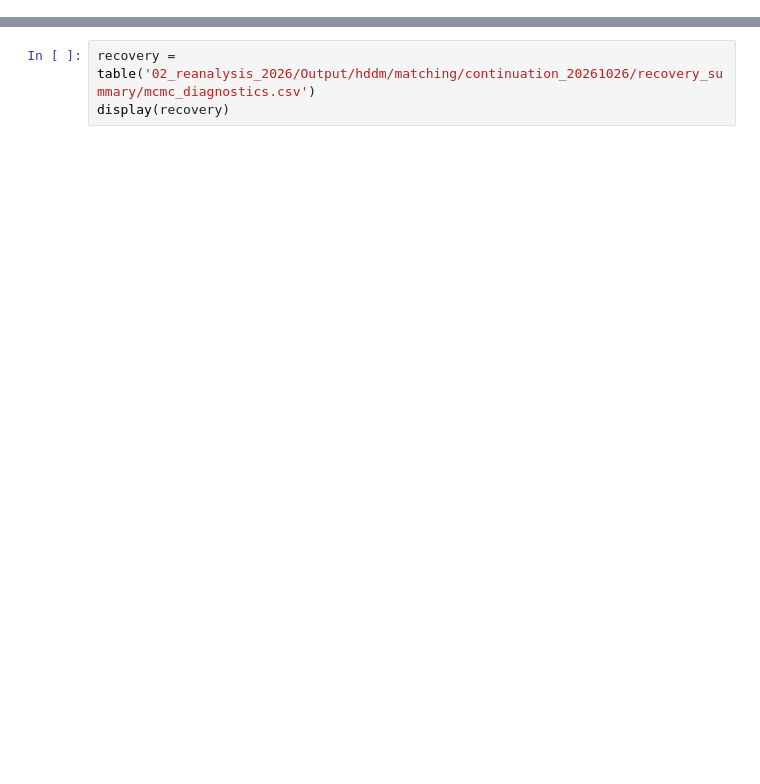
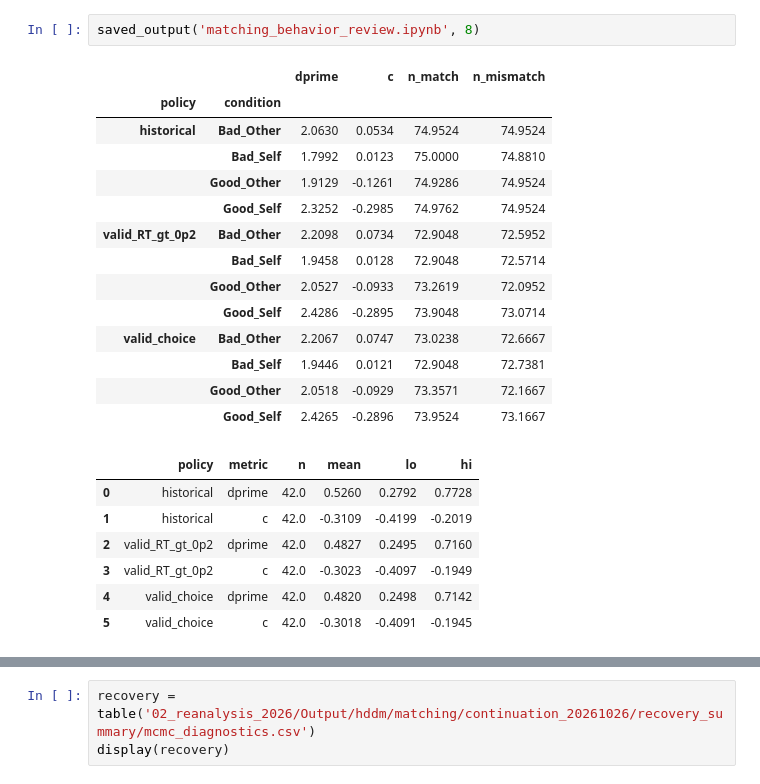
Before and after one commit to soupandpsy/hu2020-ddm, a Jupyter notebook: 02_reanalysis_2026/matching_h0_h3_results.ipynb, the cells around one changed output, grey strips where cells are left out. Saved outputs shown, nothing was run; the diff lists cells and outputs as text; blank space fills up the shorter version.

```diff
--- a/02_reanalysis_2026/matching_h0_h3_results.ipynb
+++ b/02_reanalysis_2026/matching_h0_h3_results.ipynb
@@ -31,0 +94,24 @@ def show(path, width=1000):
+# %%
+saved_output('matching_behavior_review.ipynb', 8)
+# %% [output]
+|  |  | dprime | c | n_match | n_mismatch |
+| policy | condition |  |  |  |  |
+| historical | Bad_Other | 2.0630 | 0.0534 | 74.9524 | 74.9524 |
+|  | Bad_Self | 1.7992 | 0.0123 | 75.0000 | 74.8810 |
+|  | Good_Other | 1.9129 | -0.1261 | 74.9286 | 74.9524 |
+|  | Good_Self | 2.3252 | -0.2985 | 74.9762 | 74.9524 |
+| valid_RT_gt_0p2 | Bad_Other | 2.2098 | 0.0734 | 72.9048 | 72.5952 |
+|  | Bad_Self | 1.9458 | 0.0128 | 72.9048 | 72.5714 |
+|  | Good_Other | 2.0527 | -0.0933 | 73.2619 | 72.0952 |
+|  | Good_Self | 2.4286 | -0.2895 | 73.9048 | 73.0714 |
+| valid_choice | Bad_Other | 2.2067 | 0.0747 | 73.0238 | 72.6667 |
+|  | Bad_Self | 1.9446 | 0.0121 | 72.9048 | 72.7381 |
+|  | Good_Other | 2.0518 | -0.0929 | 73.3571 | 72.1667 |
+|  | Good_Self | 2.4265 | -0.2896 | 73.9524 | 73.1667 |
+|  | policy | metric | n | mean | lo | hi |
+| 0 | historical | dprime | 42.0 | 0.5260 | 0.2792 | 0.7728 |
+| 1 | historical | c | 42.0 | -0.3109 | -0.4199 | -0.2019 |
+| 2 | valid_RT_gt_0p2 | dprime | 42.0 | 0.4827 | 0.2495 | 0.7160 |
+| 3 | valid_RT_gt_0p2 | c | 42.0 | -0.3023 | -0.4097 | -0.1949 |
+| 4 | valid_choice | dprime | 42.0 | 0.4820 | 0.2498 | 0.7142 |
+| 5 | valid_choice | c | 42.0 | -0.3018 | -0.4091 | -0.1945 |
```
Also changed, not shown: parts of 23 cells of this notebook, 4 other files.
